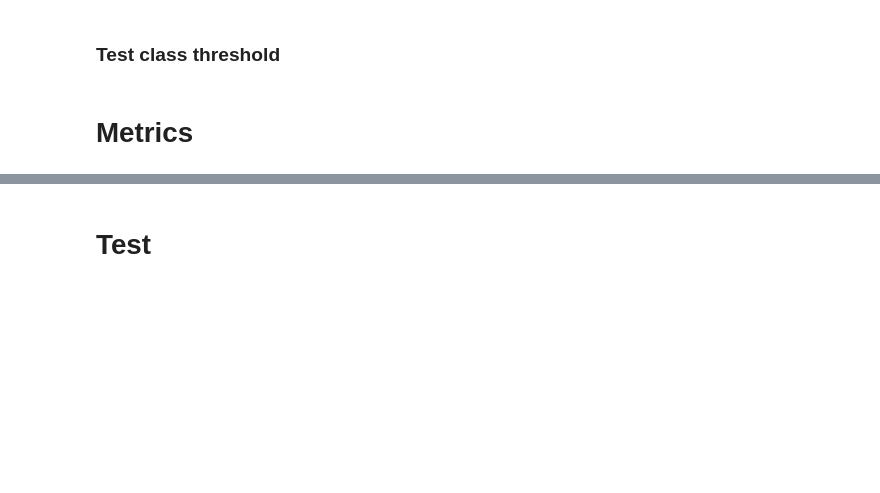
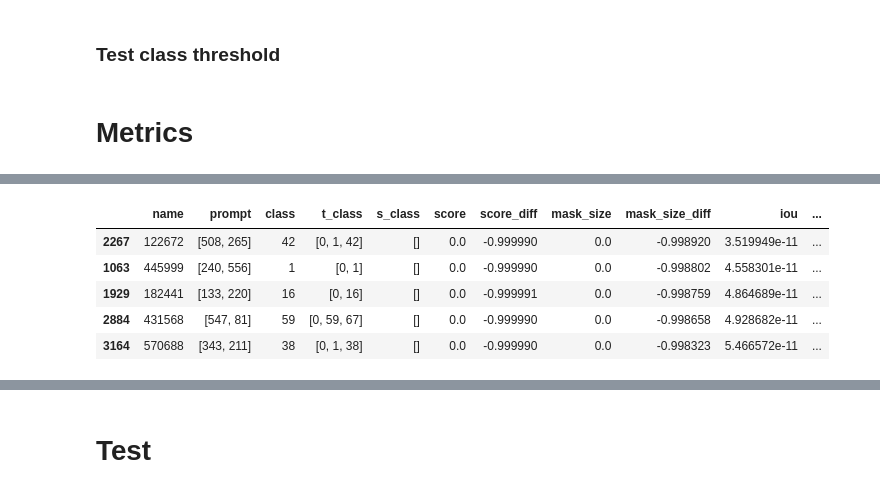
Before and after one commit to simoneangarano/BenchSAM, a Jupyter notebook: MobileSAM Test.ipynb, the cells around one changed output, grey strips where cells are left out. Drawn from its saved outputs; the diff is of its cells as text; code cells hidden in the pictures; blank space fills up the shorter version.

```diff
--- a/MobileSAM Test.ipynb
+++ b/MobileSAM Test.ipynb
@@ -384,3 +400,10 @@ min_size.head()
 # %%
-max_iou.head()
+min_iou.head()
+# %% [output]
+|  | name | prompt | class | t_class | s_class | score | score_diff | mask_size | mask_size_diff | iou | ... |
+| 2267 | 122672 | [508, 265] | 42 | [0, 1, 42] | [] | 0.0 | -0.999990 | 0.0 | -0.998920 | 3.519949e-11 | ... |
+| 1063 | 445999 | [240, 556] | 1 | [0, 1] | [] | 0.0 | -0.999990 | 0.0 | -0.998802 | 4.558301e-11 | ... |
+| 1929 | 182441 | [133, 220] | 16 | [0, 16] | [] | 0.0 | -0.999991 | 0.0 | -0.998759 | 4.864689e-11 | ... |
+| 2884 | 431568 | [547, 81] | 59 | [0, 59, 67] | [] | 0.0 | -0.999990 | 0.0 | -0.998658 | 4.928682e-11 | ... |
+| 3164 | 570688 | [343, 211] | 38 | [0, 1, 38] | [] | 0.0 | -0.999990 | 0.0 | -0.998323 | 5.466572e-11 | ... |
 # %%
```
Also changed, not shown: parts of 8 cells of this notebook, 3 other files.
